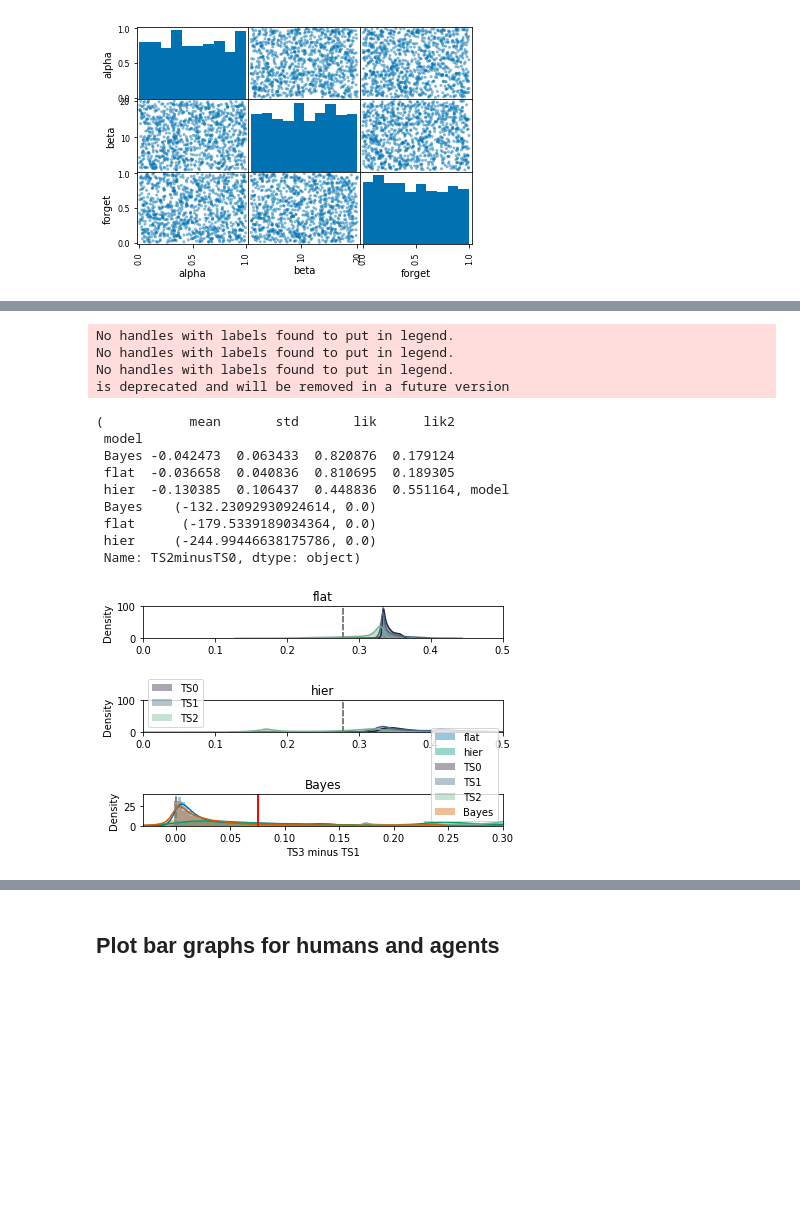
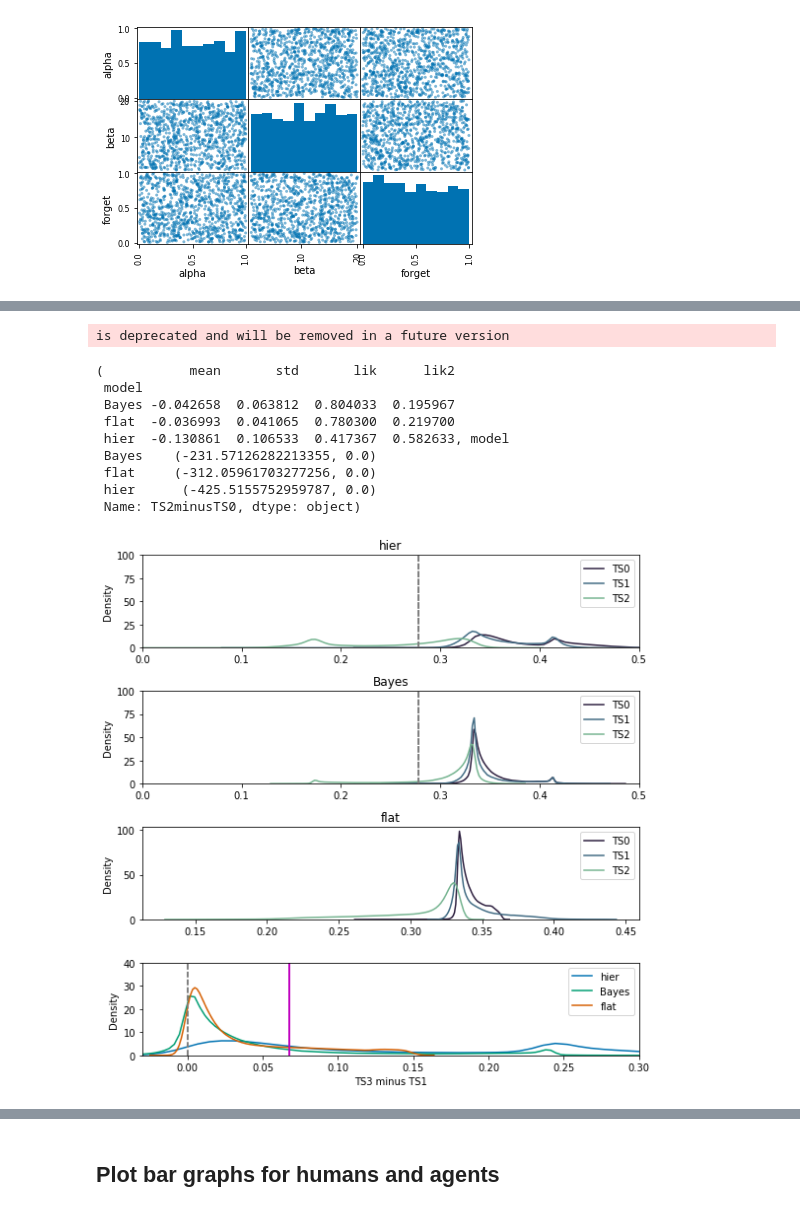
Before and after one commit to MariaEckstein/SLCN, a Jupyter notebook: models/SimulateAliensJupyterVersion2.ipynb, the cells around one changed output, grey strips where cells are left out. Cells and saved outputs as stored; diff of their text form; code cells hidden in the pictures; blank space fills up the shorter version.

Commit message:
fix colors in plots; 26 participants; get all CO data

```diff
--- a/models/SimulateAliensJupyterVersion2.ipynb
+++ b/models/SimulateAliensJupyterVersion2.ipynb
@@ -97,7 +97,7 @@ RB_cols = ['RB_alien0_action0', 'RB_alien0_action1', 'RB_alien0_action2',
            'RB_alien2_action0', 'RB_alien2_action1', 'RB_alien2_action2',
            'RB_alien3_action0', 'RB_alien3_action1', 'RB_alien3_action2']
 RB_sum_cols = ['TS0', 'TS1', 'TS2', 'None', 'TS0_se', 'TS1_se', 'TS2_se', 'None_se', 'TS2minusTS0']
-summary_dat_cols = param_names + IL_cols + CL_cols + CO_cols[:2] + RB_cols
+summary_dat_cols = param_names + IL_cols + CL_cols + CO_cols + RB_cols
 # %%
 # Create task, get numbers of trials for each phase
 task = Task(n_subj)
@@ -225,7 +225,8 @@ def get_summary(parameters, param_ranges, n_sim, n_subj, model):
     # Run and get summaries for competition phase
     comp_data = simulate_competition_phase(model_name, final_Q_high, final_Q_low, task,
                                            n_seasons, n_aliens, n_sim, beta_high, n_blocks_comp=n_trials_['5Competition'])
-    summary_competition = comp_data.groupby('phase').aggregate('mean')['perc_selected_better'].values
+#     summary_competition = comp_data.groupby('phase').aggregate('mean')['perc_selected_better'].values
+    summary_competition = comp_data.groupby('phase').aggregate('mean').reset_index()[['perc_selected_better', 'se']].T.values.flatten()
 
     # Run and get summaries for rainbow season
     rainbow_dat = simulate_rainbow_phase(n_seasons, model_name, n_sim,
@@ -236,8 +237,8 @@ def get_summary(parameters, param_ranges, n_sim, n_subj, model):
 # %%
 save_frequency = 100
 print_frequency = 100
-n_frames = 20
-n_sims_per_frame = 1000
+n_frames = 1
+n_sims_per_frame = 2
 
 # Get summaries for different parameters
 new_time = time.time()
@@ -260,12 +261,11 @@ for frame_i in range(n_frames):
             new_time = time.time()
             diff = new_time - old_time
             print("Time passed: {} seconds".format(np.round(diff)))
-            print(summaries.agg('mean'))
 
         if ((sim_i % save_frequency) == 0) or (sim_i == n_sims_per_frame - 1):
 
             # Save summaries to disk
-            save_path = os.path.join(plot_dir, model_name + '_summaries0_{}.csv'.format(frame_i))
+            save_path = os.path.join(plot_dir, model_name + '_summariesTEST_{}.csv'.format(frame_i))
             summaries.to_csv(save_path)
             print("Saving summaries to {}".format(save_path))
 # %% [output]
@@ -292,6 +278,6 @@ KeyboardInterrupt:
 # %%
 # Get human data
 n_hum, hum_aliens, hum_seasons, hum_corrects, hum_actions, hum_rewards, hum_rainbow_dat, hum_comp_dat = read_in_human_data(
-    human_data_path, 828, n_aliens, n_actions, exclude=['160', '164'])
+    human_data_path, 828, n_aliens, n_actions, exclude=['160',])  # '164' -> already excluded for head trauma
 # %% [output]
 Reading in human data from C:/Users/maria/MEGAsync/Berkeley/TaskSets/Data/version3.1preprocessed/!
@@ -581,48 +577,45 @@ make_histogram(all_summaries,
 # %%
 # TS values affect generalization (rainbow)
-fig, axes = plt.subplots(nrows=3)
+fig, axes = plt.subplots(nrows=len(models) + 1, figsize=(8, 8))
 colors = sns.cubehelix_palette(4, start=.5, rot=-.75, reverse=True)[:-1]
 
 for i, model in enumerate(models):
     dat = summary_rainbow.loc[summary_rainbow['model'] == model]
 
     # Plot
     for j, effect in enumerate(RB_sum_cols[:3]):
-        sns.distplot(dat[effect], kde=True, hist=True, label=effect, color=colors[j], ax=axes[i])
+        sns.distplot(dat[effect], kde=True, hist=False, label=effect, color=colors[j], ax=axes[i])
         [ax.axvline(x=10/12/3, color='grey', linestyle='--') for ax in axes[:2]]
         [ax.set_xlim(0, 0.5) for ax in axes[:2]]
         [ax.set_ylim(0, 100) for ax in axes[:2]]
         axes[i].set_title(model)
         [ax.set_xlabel("") for ax in axes]
-        axes[1].legend()
+        axes[i].legend()
 
     effect = 'TS2minusTS0'
-    sns.distplot(-dat[effect], kde=True, hist=True, label=model, ax=axes[2])
-    axes[2].axvline(x=0, color='grey', linestyle='--')
-    axes[2].axvline(x=-hum_summary_rainbow[effect].values, color='red', linestyle='-')
-    axes[2].set_xlim(-0.03, 0.3)
-    axes[2].set_ylim(0, 40)
-    axes[2].set_xlabel("TS3 minus TS1")
-    axes[2].legend()
+    sns.distplot(-dat[effect], kde=True, hist=False, label=model, ax=axes[-1])
+    axes[-1].axvline(x=0, color='grey', linestyle='--')
+    axes[-1].axvline(x=-hum_summary_rainbow[effect].values, color='m', linestyle='-')
+    axes[-1].set_xlim(-0.03, 0.3)
+    axes[-1].set_ylim(0, 40)
+    axes[-1].set_xlabel("TS3 minus TS1")
+    axes[-1].legend()
 [ax.set_ylabel("Density") for ax in axes]
 plt.tight_layout()
 plt.savefig(plot_save_dir + '/4TS_values_generalization_hist2.png')
 get_means_sds(summary_rainbow, hum_summary_rainbow, 'TS2minusTS0')
 # %% [output]
-No handles with labels found to put in legend.
-No handles with labels found to put in legend.
-No handles with labels found to put in legend.
 is deprecated and will be removed in a future version
 (           mean       std       lik      lik2
  model
- Bayes -0.042473  0.063433  0.820876  0.179124
- flat  -0.036658  0.040836  0.810695  0.189305
- hier  -0.130385  0.106437  0.448836  0.551164, model
- Bayes    (-132.23092930924614, 0.0)
- flat      (-179.5339189034364, 0.0)
- hier     (-244.99446638175786, 0.0)
+ Bayes -0.042658  0.063812  0.804033  0.195967
+ flat  -0.036993  0.041065  0.780300  0.219700
+ hier  -0.130861  0.106533  0.417367  0.582633, model
+ Bayes    (-231.57126282213355, 0.0)
+ flat     (-312.05961703277256, 0.0)
+ hier      (-425.5155752959787, 0.0)
  Name: TS2minusTS0, dtype: object)
-[figure, old version]
+[figure, new version]
 # %%
 # Rainbow phase TS choices
 plt.figure()
```
Also changed, not shown: parts of 30 cells of this notebook.
